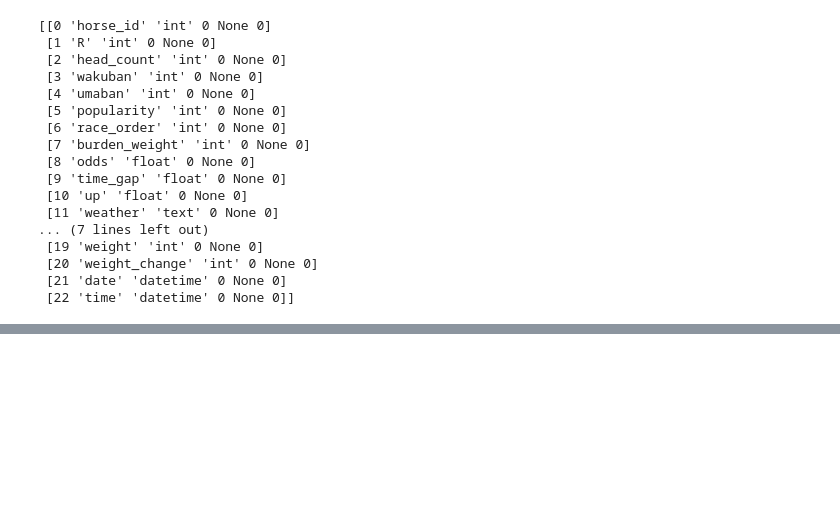
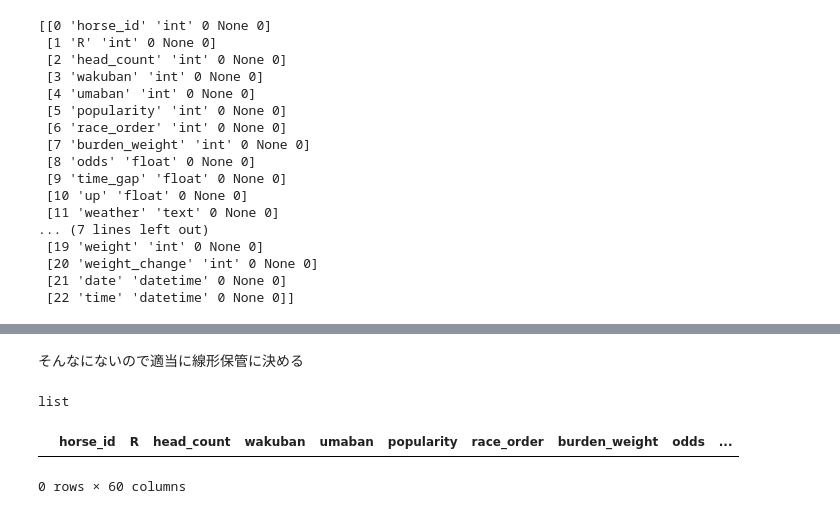
Before and after one commit to tanakaht/keiba, a Jupyter notebook: preprocess_make_model.ipynb, the cells around one changed output, grey strips where cells are left out. Drawn from its saved outputs; the diff is of its cells as text; code cells hidden in the pictures; blank space fills up the shorter version.

```diff
--- a/preprocess_make_model.ipynb
+++ b/preprocess_make_model.ipynb
@@ -73,0 +132,6 @@ race_url_df
+# %% [markdown]
+そんなにないので適当に線形保管に決める
+# %%
+sorted(set(df_onehot[df_onehot['place_中山']==1]['raceid']))[::-1])
+# %% [output]
+list
@@ -73,0 +160,41 @@ race_url_df
+# %%
+# db=>df
+with closing(sqlite3.connect(dbpath, detect_types=sqlite3.PARSE_DECLTYPES|sqlite3.PARSE_COLNAMES)) as conn:
+    c = conn.cursor()
+    df = pd.DataFrame(c.execute('select * from race order by horse_id desc'), columns=idxs)
+df['date'] = pd.to_datetime(df['date'])
+df['time'] = pd.to_datetime(df['time'])
+df_onehot = pd.get_dummies(df).interpolate()
+# intervalを計算
+df_onehot['interval'] = (df_onehot['date'] - df_onehot['date'][1:].reset_index()['date']).dt.days
+df_onehot.loc[df_onehot['interval']<0, 'interval'] = 365
+df_onehot['time'] = df_onehot['time'].dt.second
+df_onehot['umaban'] -= 1
+# 入力用ndarray の作成
+n_race = len(df_onehot[df_onehot['place_中山']==1])
+n_horse = 18
+n_feature_the_day = 22
+n_feature_pre = 30
+n_pre = 5
+d_the_day = np.zeros((n_race, n_horse, n_feature_the_day))
+d_pre = np.zeros((n_race, n_horse, n_pre, n_feature_pre))
+
+raceid2idx = {raceid: idx for idx, raceid in enumerate(sorted(set(df_onehot[df_onehot['place_中山']==1]['raceid']))[::-1])}
+
+def data2data_theday(d):
+    return d[[-1, 2, 3, 4, 7, 15, 16, 14, 1, 19, 20, 21, 22, 23, 24, 25, 26, 27, 28, -4, -3, -2]]
+
+
+handyman = RacedfLoopHandyman(d_pre, n_pre=n_pre)
+for i in range(len(df_onehot)):
+    d = df_onehot.iloc[i]
+    handyman.throw_data(d)
+    if d['place_中山'] == 1:
+        raceidx = raceid2idx[d['raceid']]
+        handyman.new_nakayama(raceidx, d['umaban'], d['horse_id'])
+        d_the_day[raceidx, d['umaban']] = data2data_theday(d)
+# %%
+df_onehot[df_onehot['place_中山']==1][df_onehot[df_onehot['place_中山']==1]['head_count']>18]
+# %% [output]
+|  | horse_id | R | head_count | wakuban | umaban | popularity | race_order | burden_weight | odds | ... |
+0 rows × 60 columns
```
Also changed, not shown: parts of 19 cells of this notebook.
